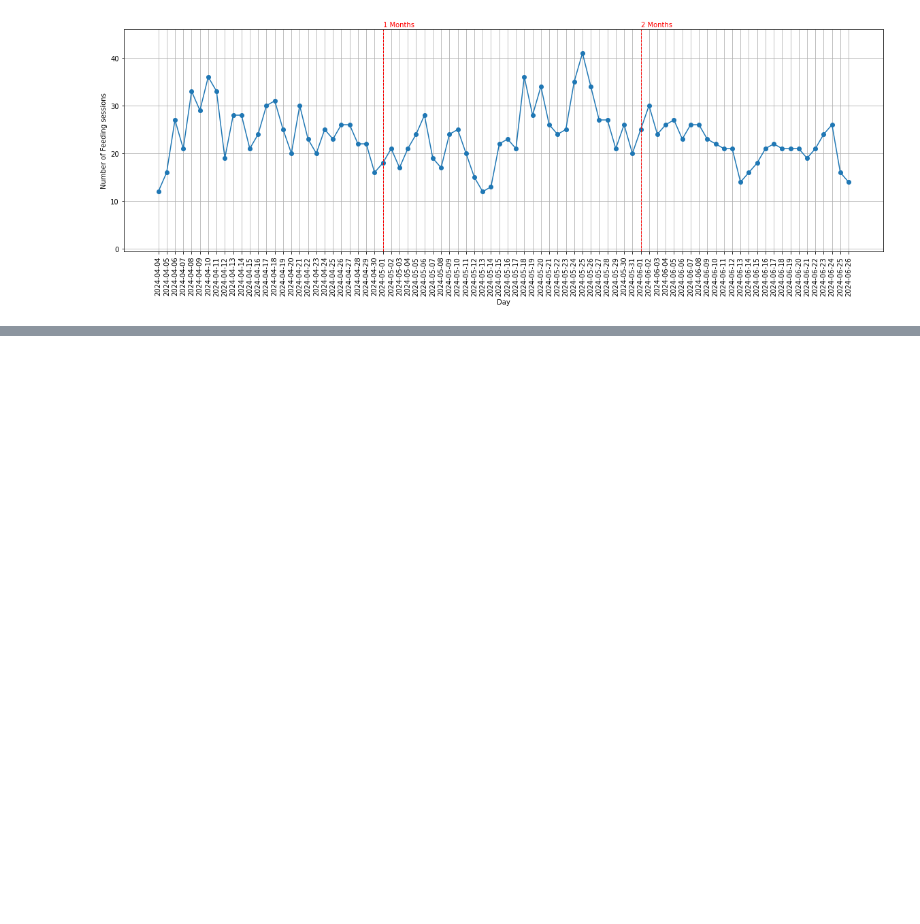
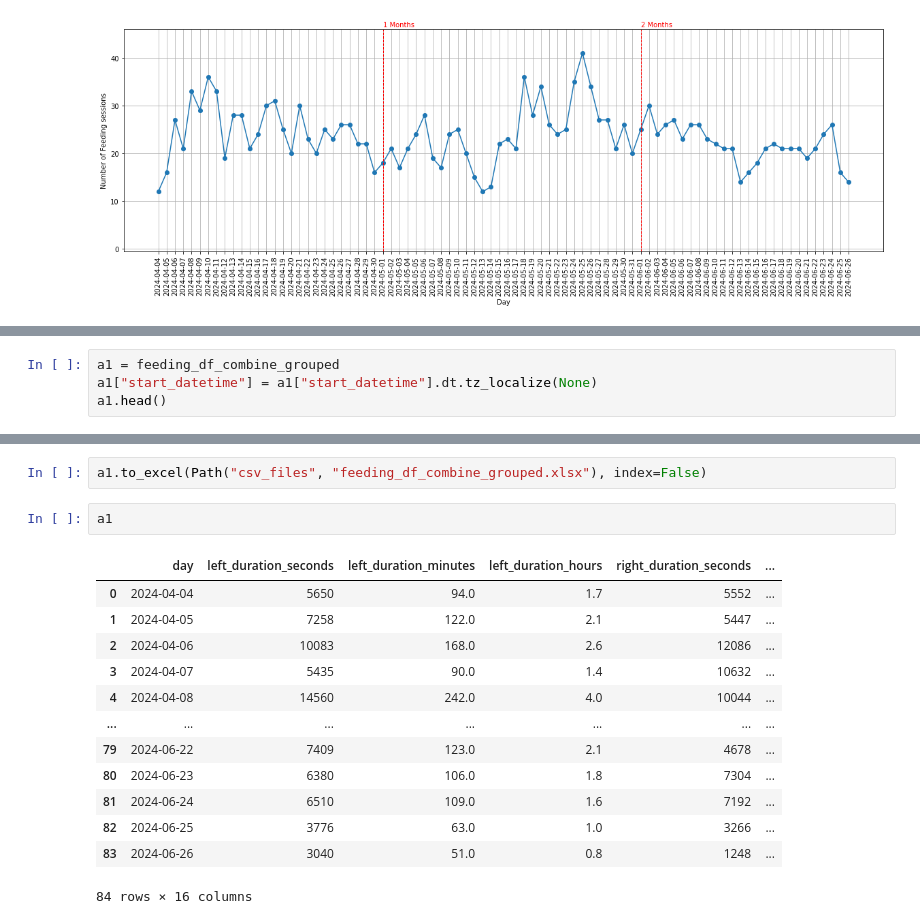
Before and after one commit to DanieleDidino/how_much_do_i_sleep, a Jupyter notebook: preprocessing.ipynb, the cells around one changed output, grey strips where cells are left out. Drawn from its saved outputs; the diff is of its cells as text; blank space fills up the shorter version.

Commit message:
add xlsx files

```diff
--- a/preprocessing.ipynb
+++ b/preprocessing.ipynb
@@ -1134,0 +1144,4 @@ plt.show()
+# %%
+a1 = feeding_df_combine_grouped
+a1["start_datetime"] = a1["start_datetime"].dt.tz_localize(None)
+a1.head()
@@ -1134,0 +1155,18 @@ plt.show()
+# %%
+a1.to_excel(Path("csv_files", "feeding_df_combine_grouped.xlsx"), index=False)
+# %%
+a1
+# %% [output]
+|  | day | left_duration_seconds | left_duration_minutes | left_duration_hours | right_duration_seconds | ... |
+| 0 | 2024-04-04 | 5650 | 94.0 | 1.7 | 5552 | ... |
+| 1 | 2024-04-05 | 7258 | 122.0 | 2.1 | 5447 | ... |
+| 2 | 2024-04-06 | 10083 | 168.0 | 2.6 | 12086 | ... |
+| 3 | 2024-04-07 | 5435 | 90.0 | 1.4 | 10632 | ... |
+| 4 | 2024-04-08 | 14560 | 242.0 | 4.0 | 10044 | ... |
+| ... | ... | ... | ... | ... | ... | ... |
+| 79 | 2024-06-22 | 7409 | 123.0 | 2.1 | 4678 | ... |
+| 80 | 2024-06-23 | 6380 | 106.0 | 1.8 | 7304 | ... |
+| 81 | 2024-06-24 | 6510 | 109.0 | 1.6 | 7192 | ... |
+| 82 | 2024-06-25 | 3776 | 63.0 | 1.0 | 3266 | ... |
+| 83 | 2024-06-26 | 3040 | 51.0 | 0.8 | 1248 | ... |
+84 rows × 16 columns
```
Also changed, not shown: parts of 3 cells of this notebook, 10 other files.
